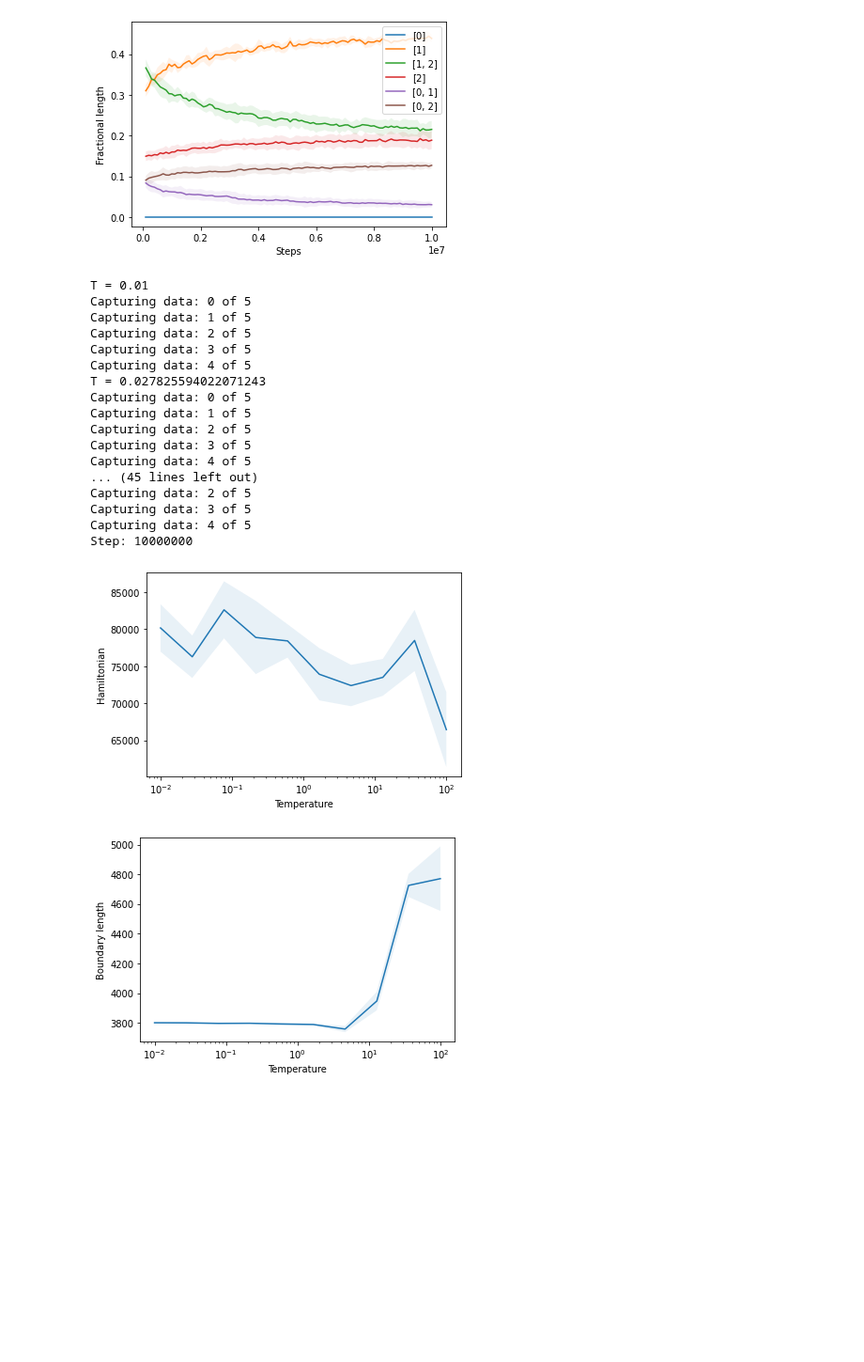
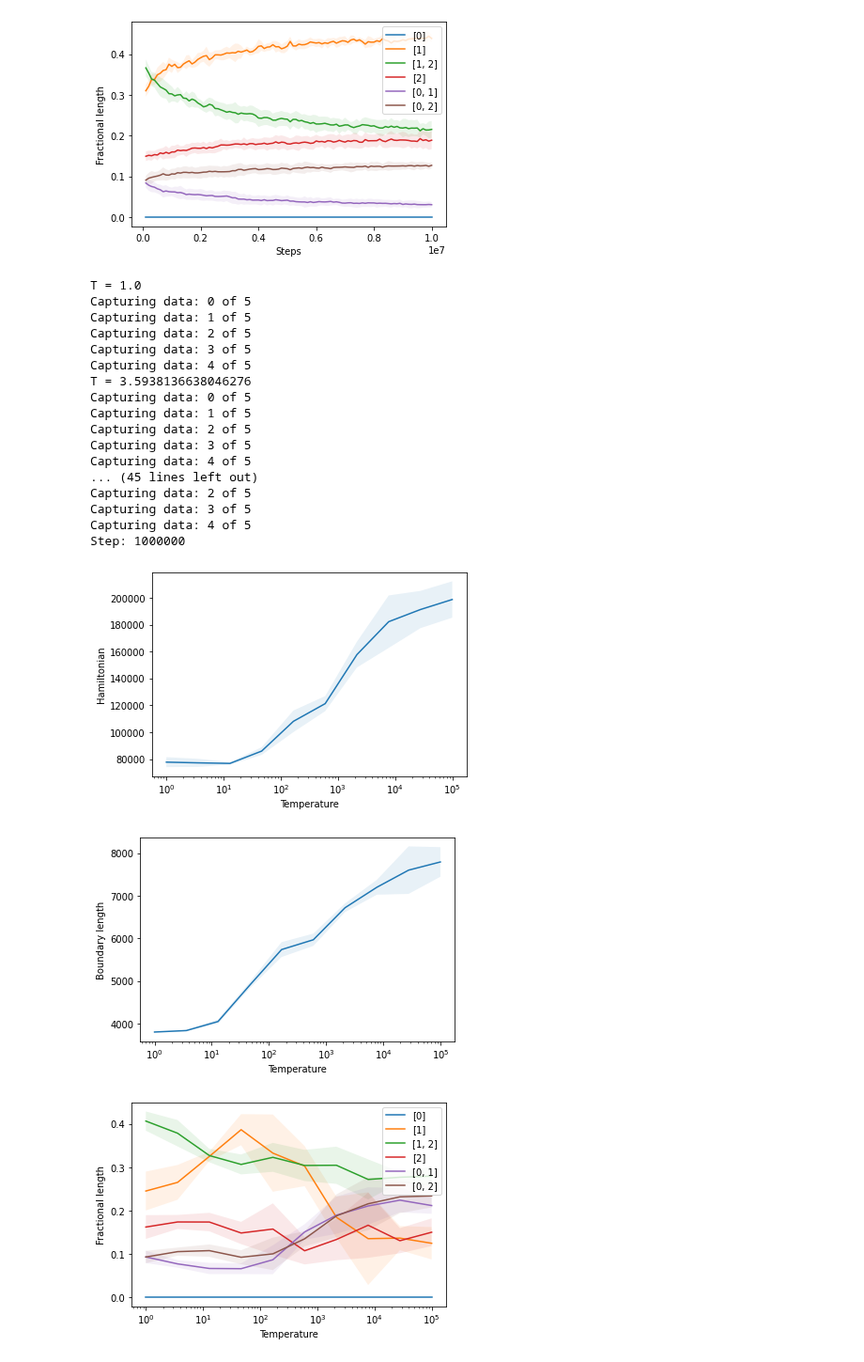
Before and after one commit to Nickvs99/ComputationalBiology, a Jupyter notebook: Set4/cellular_potts_model.ipynb, the cells around one changed output. Shown at 94% size. Saved outputs shown, nothing was run; the diff lists cells and outputs as text; code cells hidden in the pictures; blank space fills up the shorter version.

Commit message:
Fractional length as a function of temperature
Current results don't have enough n_steps yet

```diff
--- a/Set4/cellular_potts_model.ipynb
+++ b/Set4/cellular_potts_model.ipynb
@@ -481,14 +481,37 @@ def plot_boundary_research(Ts, means, stds):
     ax.set_xscale("log")
 
     plt.show()
+
+def plot_fraction_research(Ts, means, stds, labels):
+
+    fig, ax = plt.subplots()
+
+    # ax.fill_between does not accept 2D y values, therefore an additional loop is used
+    for i in range(len(means)):
+
+        fractional_means = means[i]
+        fractional_stds = stds[i]
+
+        ax.plot(Ts, fractional_means, label=labels[i])
+        ax.fill_between(Ts, fractional_means - fractional_stds, fractional_means + fractional_stds, alpha=0.1)
+
+    ax.set_xlabel("Temperature")
+    ax.set_ylabel("Fractional length")
+
+    ax.set_xscale("log")
+
+    plt.legend()
+    plt.show()
 # %%
 # Temperture research
 
-Ts = np.logspace(-2, 2, 10)
-n_steps = 10000000
+Ts = np.logspace(0, 5, 10)
+n_steps = 1000000
+n_runs = 5
 
 hamiltonian_means, hamiltonian_stds = [], []
 boundary_means, boundary_stds = [], []
+fractional_means, fractional_stds = [], []
 
 for T in Ts:
 
@@ -496,7 +519,7 @@ for T in Ts:
 
     # We are now only interested in the final values of a single run, therefore
     # the data is only collected once at the end
-    manager = Cellular_potts_manager(n_runs=5, n_steps=n_steps, collect_data_steps=n_steps, T=T)
+    manager = Cellular_potts_manager(n_runs=n_runs, n_steps=n_steps, collect_data_steps=n_steps, T=T)
 
     hamiltonian_mean, hamiltonian_std = manager.compute_means_and_stds("hamiltonian")
     hamiltonian_means.append(hamiltonian_mean[0])
@@ -506,17 +529,26 @@ for T in Ts:
     boundary_means.append(boundary_mean[0])
     boundary_stds.append(boundary_std[0])
 
+    fractional_meanss, fractional_stdss = manager.compute_means_and_stds("fractional_length")
+
+    fractional_means.append(fractional_meanss[0])
+    fractional_stds.append(fractional_stdss[0])
+
+    fraction_labels = manager.data[0]["fractional_length_labels"]
 
 hamiltonian_means, hamiltonian_stds = np.array(hamiltonian_means), np.array(hamiltonian_stds)
 boundary_means, boundary_stds = np.array(boundary_means), np.array(boundary_stds)
+
+# Transpose is taken due to the two dimensions
+fractional_means, fractional_stds = np.transpose(fractional_means), np.transpose(fractional_stds)
 # %% [output]
-T = 0.01
+T = 1.0
 Capturing data: 0 of 5
 Capturing data: 1 of 5
 Capturing data: 2 of 5
 Capturing data: 3 of 5
 Capturing data: 4 of 5
-T = 0.027825594022071243
+T = 3.5938136638046276
 Capturing data: 0 of 5
 Capturing data: 1 of 5
 Capturing data: 2 of 5
@@ -526,10 +558,12 @@ Capturing data: 4 of 5
 Capturing data: 2 of 5
 Capturing data: 3 of 5
 Capturing data: 4 of 5
-Step: 10000000
+Step: 1000000
 # %%
 plot_hamiltonian_research(Ts, hamiltonian_means, hamiltonian_stds)
 plot_boundary_research(Ts, boundary_means, boundary_stds)
+plot_fraction_research(Ts, fractional_means, fractional_stds, fraction_labels)
 # %% [output]
-[figure, old version]
+[figure, new version]
-[figure, old version]
+[figure, new version]
+[figure, added]
```
